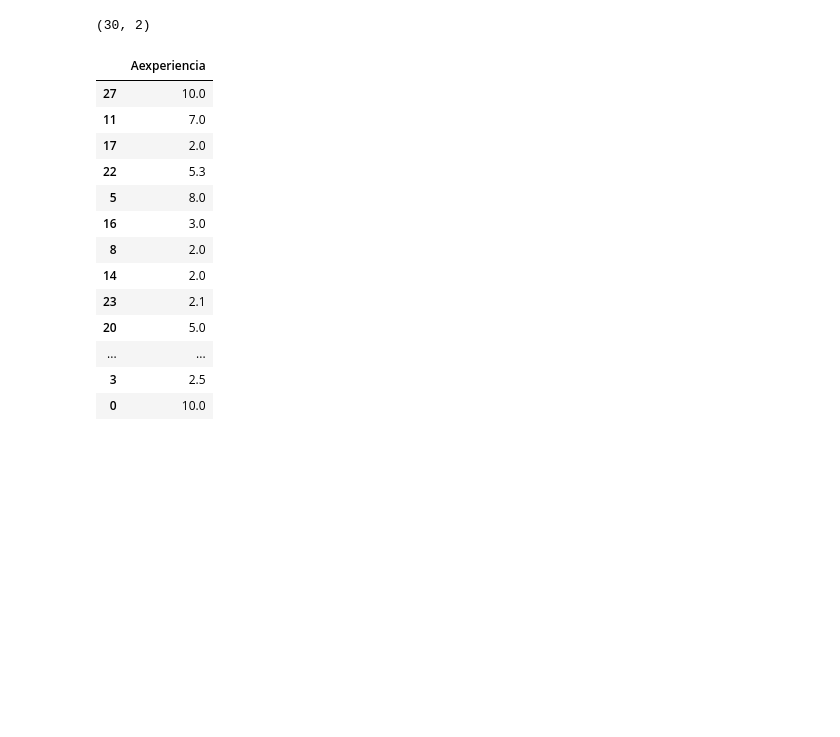
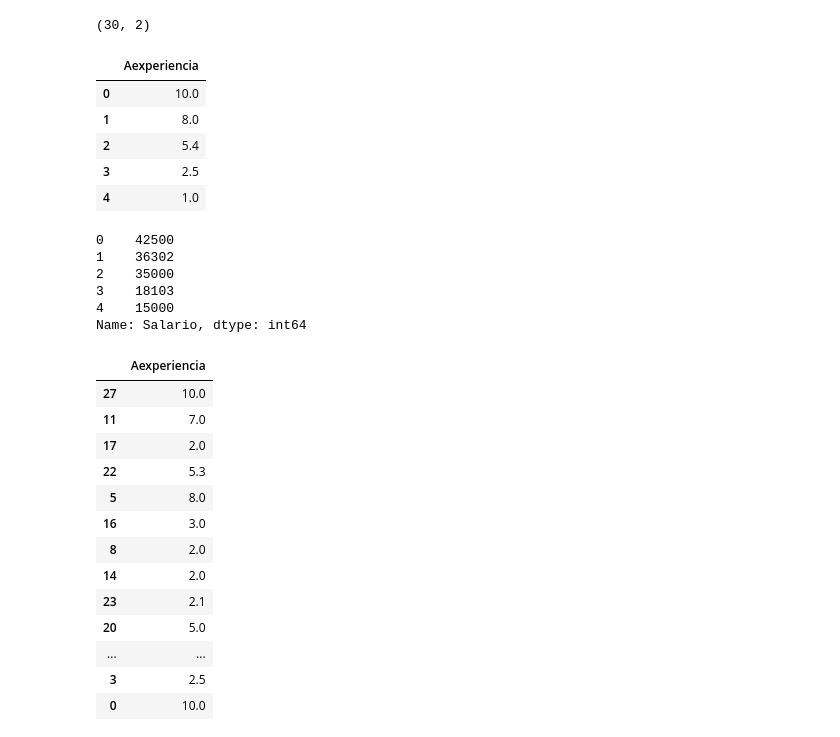
Before and after one commit to LuisReyes98/platzi-machine-learning-fundaments, a Jupyter notebook: regresion_lineal_simple.ipynb, the cells around one changed output. Cells and saved outputs as stored; diff of their text form; code cells hidden in the pictures; blank space fills up the shorter version.

```diff
--- a/regresion_lineal_simple.ipynb
+++ b/regresion_lineal_simple.ipynb
@@ -25,6 +25,24 @@ dataset.shape
 # columna X y Y
 x = dataset.iloc[:, :-1]
 y = dataset.iloc[:,1]
+# %%
+x.head()
+# %% [output]
+|  | Aexperiencia |
+| 0 | 10.0 |
+| 1 | 8.0 |
+| 2 | 5.4 |
+| 3 | 2.5 |
+| 4 | 1.0 |
+# %%
+y.head()
+# %% [output]
+0    42500
+1    36302
+2    35000
+3    18103
+4    15000
+Name: Salario, dtype: int64
 # %%
 # dividiendo la informacion en entrenamiento y test
 # test_size nos dice de que tamaño sera mi dataset de pruebas
```
Also changed, not shown: parts of 12 cells of this notebook, 1 other file.
